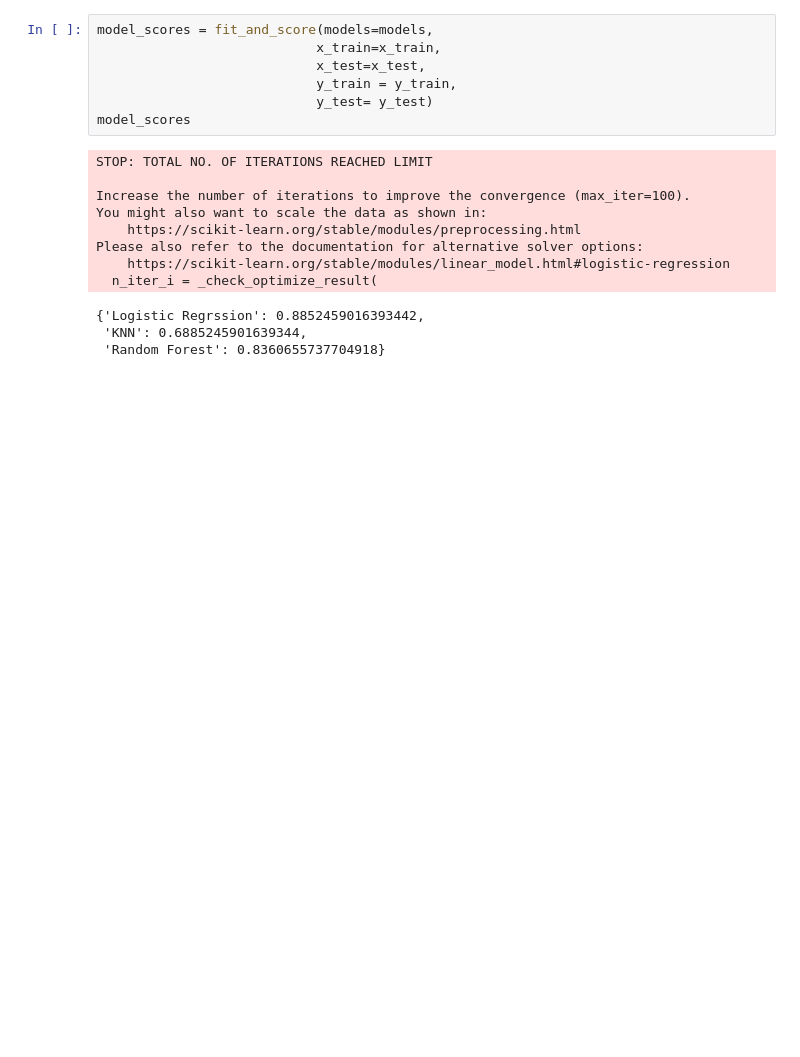
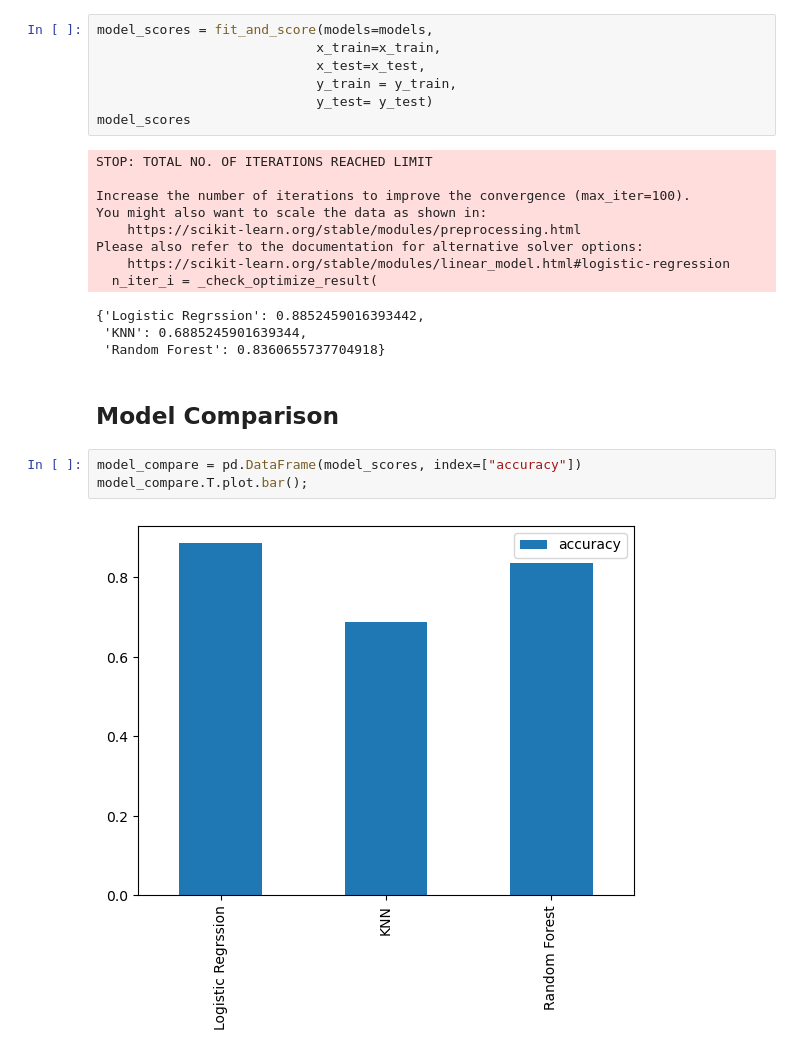
Before and after one commit to ShrishailChincholi/from-zero-to-aiml, a Jupyter notebook: project-1-heart-disease-project/end-to-end-heart-disease-classification.ipynb, the cells around one changed output. Saved outputs shown, nothing was run; the diff lists cells and outputs as text; blank space fills up the shorter version.

Commit message:
model comparison

```diff
--- a/project-1-heart-disease-project/end-to-end-heart-disease-classification.ipynb
+++ b/project-1-heart-disease-project/end-to-end-heart-disease-classification.ipynb
@@ -428,3 +428,10 @@ Please also refer to the documentation for alternative solver options:
 {'Logistic Regrssion': 0.8852459016393442,
  'KNN': 0.6885245901639344,
  'Random Forest': 0.8360655737704918}
+# %% [markdown]
+## Model Comparison
+# %%
+model_compare = pd.DataFrame(model_scores, index=["accuracy"])
+model_compare.T.plot.bar();
+# %% [output]
+[figure, added]
```
